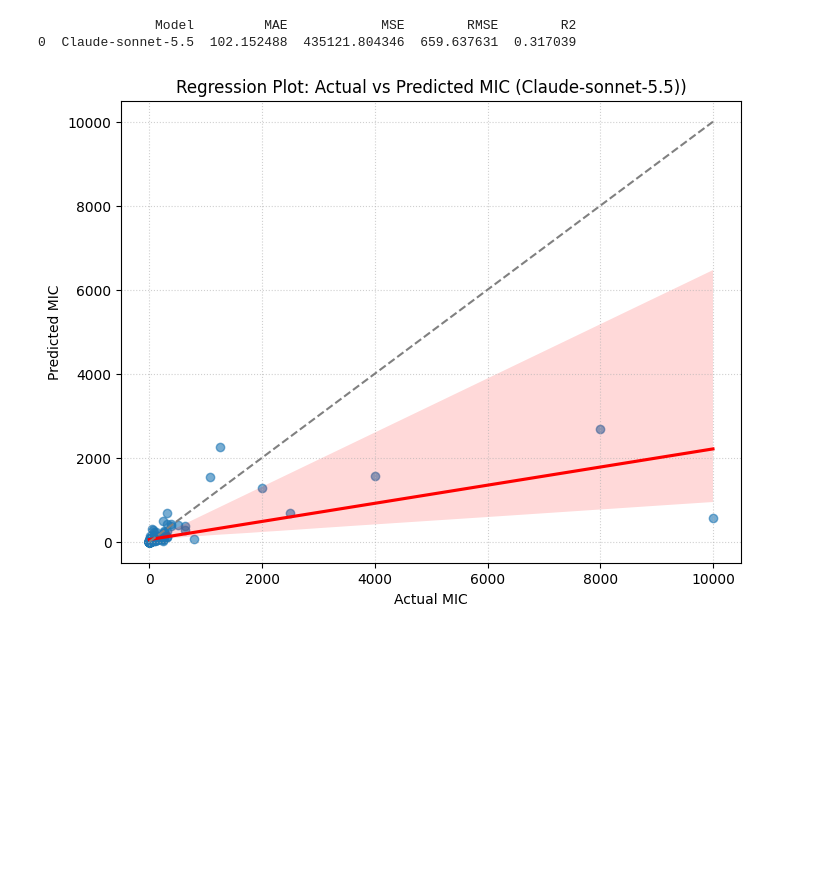
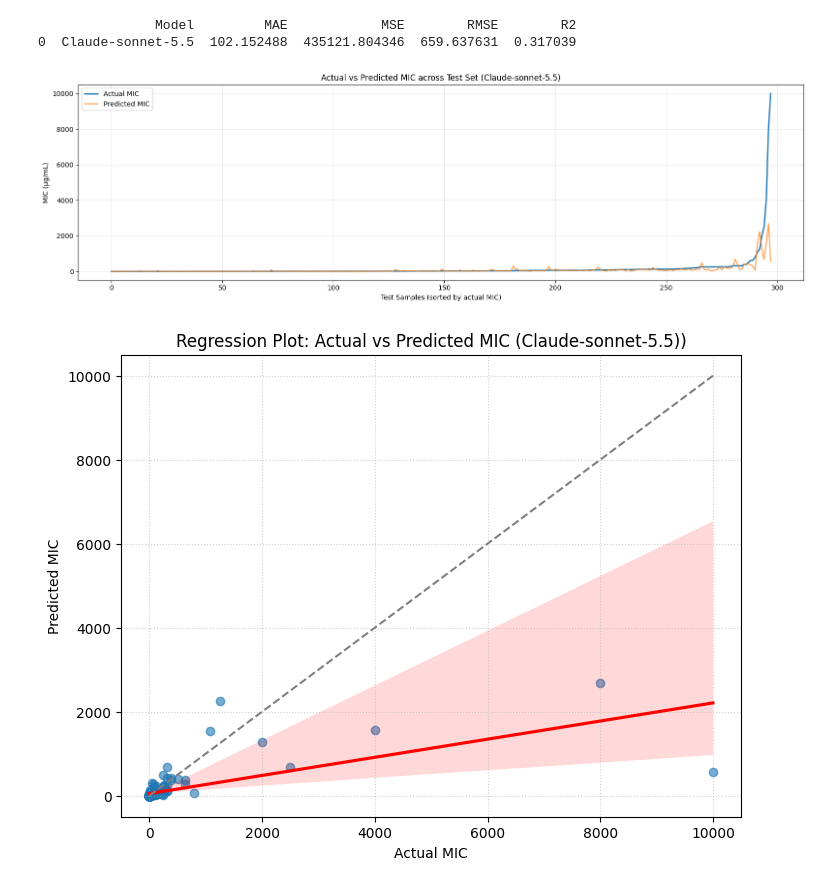
Before and after one commit to BaoNguyen151654/Biomed_DataScience, a Jupyter notebook: Performance_seltox_claude/MIC/Claude_MIC.ipynb, the cells around one changed output. Saved outputs shown, nothing was run; the diff lists cells and outputs as text; code cells hidden in the pictures; blank space fills up the shorter version.

```diff
--- a/Performance_seltox_claude/MIC/Claude_MIC.ipynb
+++ b/Performance_seltox_claude/MIC/Claude_MIC.ipynb
@@ -27,3 +27,37 @@ evaluation.to_csv('evaluation_claude_sel_MIC.csv', index=False)
+# %%
+y_true = np.array(actual).ravel()
+y_pred = np.array(y_pred).ravel()
+
+sort_idx = np.argsort(y_true)
+
+y_true_sorted = y_true[sort_idx]
+y_pred_sorted = y_pred[sort_idx]
+
+plt.figure(figsize=(16, 5))
+
+plt.plot(
+    y_true_sorted,
+    label='Actual MIC',
+    linewidth=2
+)
+
+plt.plot(
+    y_pred_sorted,
+    label='Predicted MIC',
+    linewidth=1.5,
+    alpha=0.8
+)
+
+plt.xlabel('Test Samples (sorted by actual MIC)')
+plt.ylabel('MIC (µg/mL)')
+plt.title('Actual vs Predicted MIC across Test Set (Claude-sonnet-5.5)')
+
+plt.legend()
+plt.grid(alpha=0.3)
+plt.tight_layout()
+plt.show()
+# %% [output]
+[figure, added]
 # %%
 y_actual = actual.iloc[:, 0]
 
```
Also changed, not shown: parts of 6 cells of this notebook.
